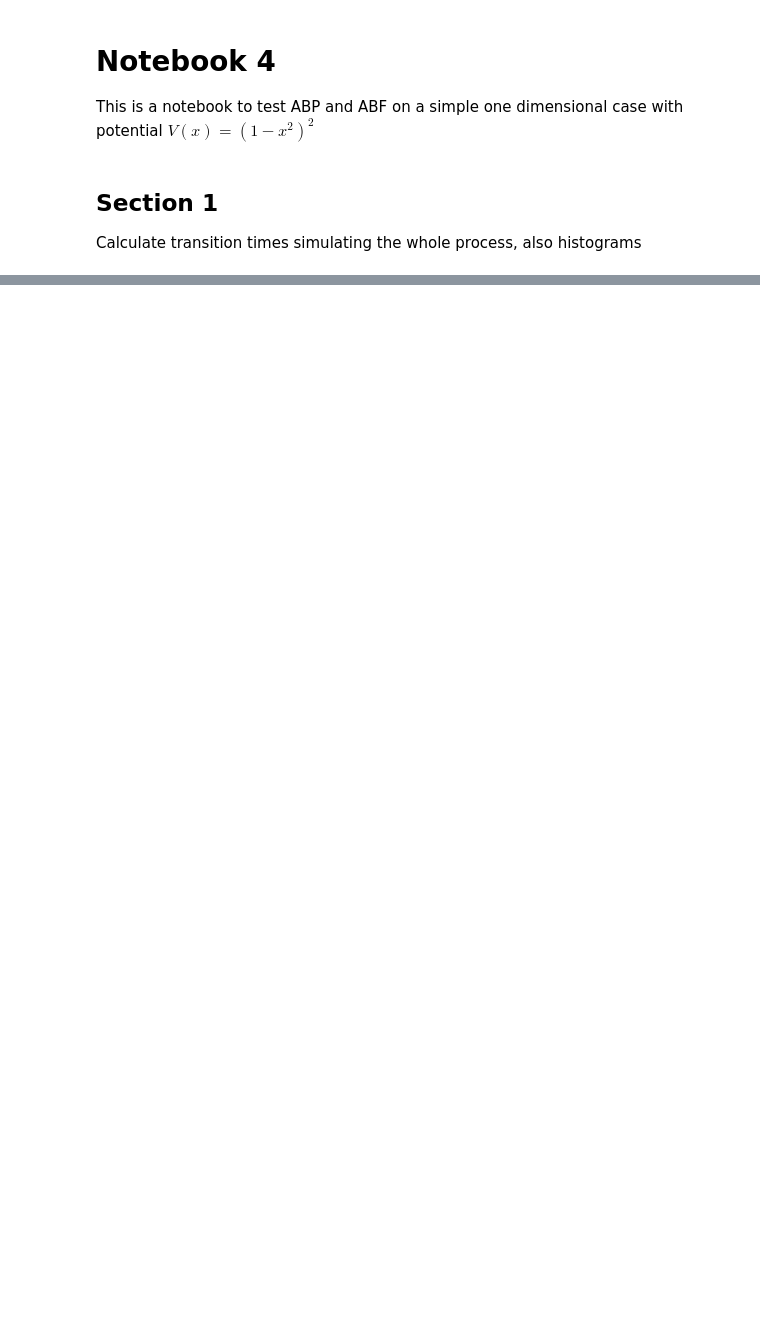
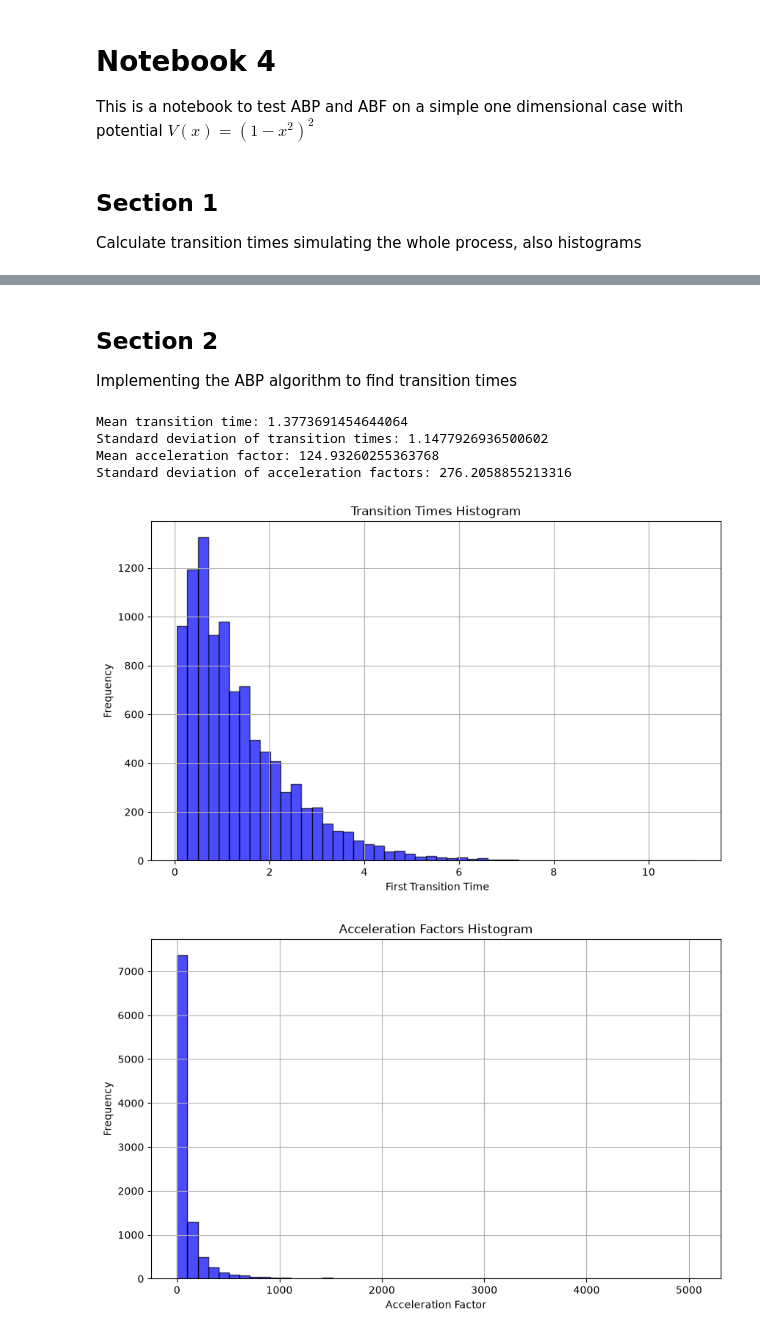
Before and after one commit to JuanCarlosPrieto/STAGE, a Jupyter notebook: project/notebooks/simple_abp_abf_1dimension.ipynb, the cells around one changed output, grey strips where cells are left out. Saved outputs shown, nothing was run; the diff lists cells and outputs as text; code cells hidden in the pictures; blank space fills up the shorter version.

Commit message:
This finishes a first exploration of methods ABP and ABF in 1 dimension

```diff
--- a/project/notebooks/simple_abp_abf_1dimension.ipynb
+++ b/project/notebooks/simple_abp_abf_1dimension.ipynb
@@ -76,0 +77,61 @@ Standard deviation of transition times: 0.25917989809364766
+# %% [markdown]
+## Section 2
+
+Implementing the ABP algorithm to find transition times
+# %%
+import numpy as np
+from src.abp_abf.potential import Potential
+from src.abp_abf.transition_detector import TransitionDetector
+from src.abp_abf.abp_metadynamics import ABPMetaDynamics
+from src.statistics import Statistics
+from joblib import Parallel, delayed
+
+
+def run_one_simulation():
+    dt = 0.001
+    potential = Potential(1, lambda x: (1 - x[0] ** 2) ** 2, lambda x: -4 * x[0] * (1 - x[0] ** 2))
+
+
+    abp = ABPMetaDynamics(num_steps=50, td=TransitionDetector(np.array([]), lambda x: x[0], 0.0), delta_t=dt, dimension=1, D=1, initial_position=np.array([-1.0]), b=potential)
+    transition_time, simulation_time = abp.simulate()
+
+    return transition_time, transition_time /simulation_time
+# %%
+transition_times = []
+acceleration_factors = []
+exit_points = []
+
+results = Parallel(n_jobs=-1)(
+    delayed(run_one_simulation)()
+    for _ in range(10000)
+)
+
+for transition_time, acc_factor in results:
+    if transition_time is not None:
+        transition_times.append(transition_time)
+        acceleration_factors.append(acc_factor)
+
+transition_times = np.array(transition_times)
+acceleration_factors = np.array(acceleration_factors)
+
+mean_transition_time = np.mean(transition_times)
+mean_acceleration_factor = np.mean(acceleration_factors)
+
+dev_transition_time = np.std(transition_times)
+dev_acceleration_factor = np.std(acceleration_factors)
+
+print(f"Mean transition time: {mean_transition_time}")
+print(f"Standard deviation of transition times: {dev_transition_time}")
+
+print(f"Mean acceleration factor: {mean_acceleration_factor}")
+print(f"Standard deviation of acceleration factors: {dev_acceleration_factor}")
+
+Statistics.plot_histogram(transition_times, bins=50, title="Transition Times Histogram", xlabel=" First Transition Time", ylabel="Frequency")
+Statistics.plot_histogram(acceleration_factors, bins=50, title="Acceleration Factors Histogram", xlabel="Acceleration Factor", ylabel="Frequency")
+# %% [output]
+Mean transition time: 1.3773691454644064
+Standard deviation of transition times: 1.1477926936500602
+Mean acceleration factor: 124.93260255363768
+Standard deviation of acceleration factors: 276.2058855213316
+[figure, added]
+[figure, added]
```
Also changed, not shown: parts of 7 cells of this notebook, 2 other files.
